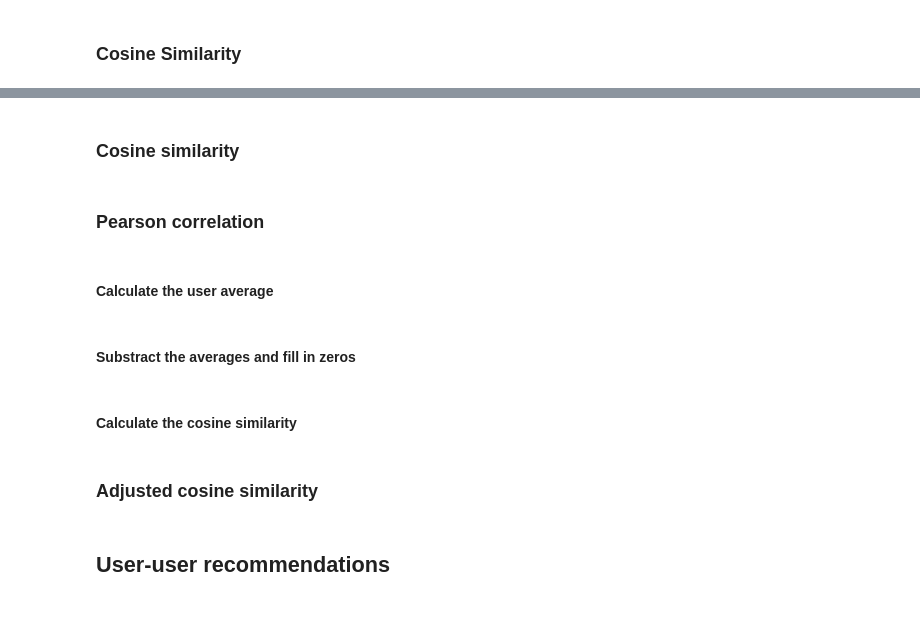
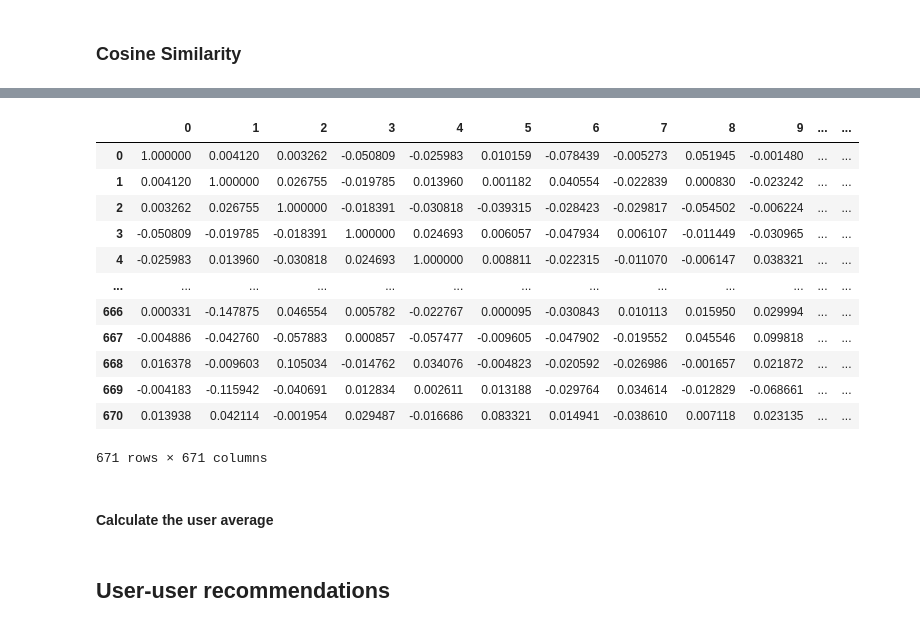
Before and after one commit to alexbejann/frisian-runes-recognition, a Jupyter notebook: MLBD-Assignment1-jupyter/Collaborative Filtering.ipynb, the cells around one changed output, grey strips where cells are left out. Cells and saved outputs as stored; diff of their text form; code cells hidden in the pictures.

Commit message:
Progress for the user-user items

```diff
--- a/MLBD-Assignment1-jupyter/Collaborative Filtering.ipynb
+++ b/MLBD-Assignment1-jupyter/Collaborative Filtering.ipynb
@@ -205,4 +206,4 @@ cosine_similarity_matrix = pd.DataFrame(cosine_similarity(prepare_matrix_for_cos
 # calc pearson similarity
 pearson_similarity_matrix = pd.DataFrame(cosine_similarity(prepare_matrix_for_cosine(user_item_matrix, 'pearson')))
 # calculate adjusted cosine similarity
-ajusted_cosine_similarity_matrix = pd.DataFrame(cosine_similarity(prepare_matrix_for_cosine(user_item_matrix, 'adjusted')))
+adjusted_cosine_similarity_matrix = pd.DataFrame(cosine_similarity(prepare_matrix_for_cosine(user_item_matrix, 'adjusted')))
@@ -209,23 +226,29 @@ ajusted_cosine_similarity_matrix = pd.DataFrame(cosine_similarity(prepare_matrix
+# %%
+adjusted_cosine_similarity_matrix
+# %% [output]
+|  | 0 | 1 | 2 | 3 | 4 | 5 | 6 | 7 | 8 | 9 | ... | ... |
+| 0 | 1.000000 | 0.004120 | 0.003262 | -0.050809 | -0.025983 | 0.010159 | -0.078439 | -0.005273 | 0.051945 | -0.001480 | ... | ... |
+| 1 | 0.004120 | 1.000000 | 0.026755 | -0.019785 | 0.013960 | 0.001182 | 0.040554 | -0.022839 | 0.000830 | -0.023242 | ... | ... |
+| 2 | 0.003262 | 0.026755 | 1.000000 | -0.018391 | -0.030818 | -0.039315 | -0.028423 | -0.029817 | -0.054502 | -0.006224 | ... | ... |
+| 3 | -0.050809 | -0.019785 | -0.018391 | 1.000000 | 0.024693 | 0.006057 | -0.047934 | 0.006107 | -0.011449 | -0.030965 | ... | ... |
+| 4 | -0.025983 | 0.013960 | -0.030818 | 0.024693 | 1.000000 | 0.008811 | -0.022315 | -0.011070 | -0.006147 | 0.038321 | ... | ... |
+| ... | ... | ... | ... | ... | ... | ... | ... | ... | ... | ... | ... | ... |
+| 666 | 0.000331 | -0.147875 | 0.046554 | 0.005782 | -0.022767 | 0.000095 | -0.030843 | 0.010113 | 0.015950 | 0.029994 | ... | ... |
+| 667 | -0.004886 | -0.042760 | -0.057883 | 0.000857 | -0.057477 | -0.009605 | -0.047902 | -0.019552 | 0.045546 | 0.099818 | ... | ... |
+| 668 | 0.016378 | -0.009603 | 0.105034 | -0.014762 | 0.034076 | -0.004823 | -0.020592 | -0.026986 | -0.001657 | 0.021872 | ... | ... |
+| 669 | -0.004183 | -0.115942 | -0.040691 | 0.012834 | 0.002611 | 0.013188 | -0.029764 | 0.034614 | -0.012829 | -0.068661 | ... | ... |
+| 670 | 0.013938 | 0.042114 | -0.001954 | 0.029487 | -0.016686 | 0.083321 | 0.014941 | -0.038610 | 0.007118 | 0.023135 | ... | ... |
+671 rows × 671 columns
 # %%
 # sns.heatmap(cosine_similarity_matrix, cmap='viridis')
 # sns.heatmap(pearson_similarity_matrix, cmap='viridis')
 # sns.heatmap(ajusted_cosine_similarity_matrix, cmap='viridis')
-# %% [markdown]
-### Cosine similarity
-# %% [markdown]
-### Pearson correlation
 # %% [markdown]
 #### Calculate the user average
 # %%
 
 # user_item_matrix.iloc[4][3]
 user_item_matrix['average'] = user_item_matrix.mean(axis=1)
-# %% [markdown]
-#### Substract the averages and fill in zeros
-# %% [markdown]
-#### Calculate the cosine similarity
-# %% [markdown]
-### Adjusted cosine similarity
 # %% [markdown]
 ## User-user recommendations
 # %% [markdown]
```
Also changed, not shown: parts of 12 cells of this notebook.
